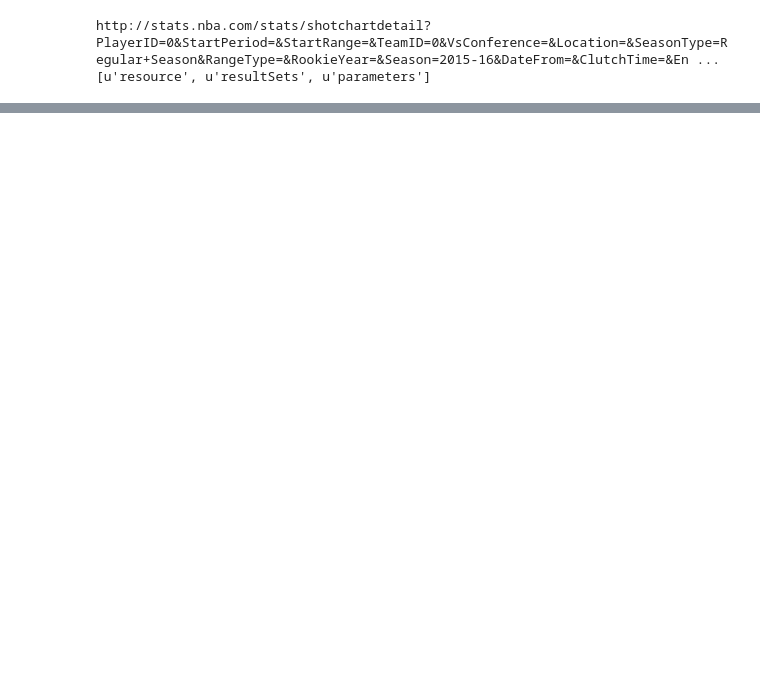
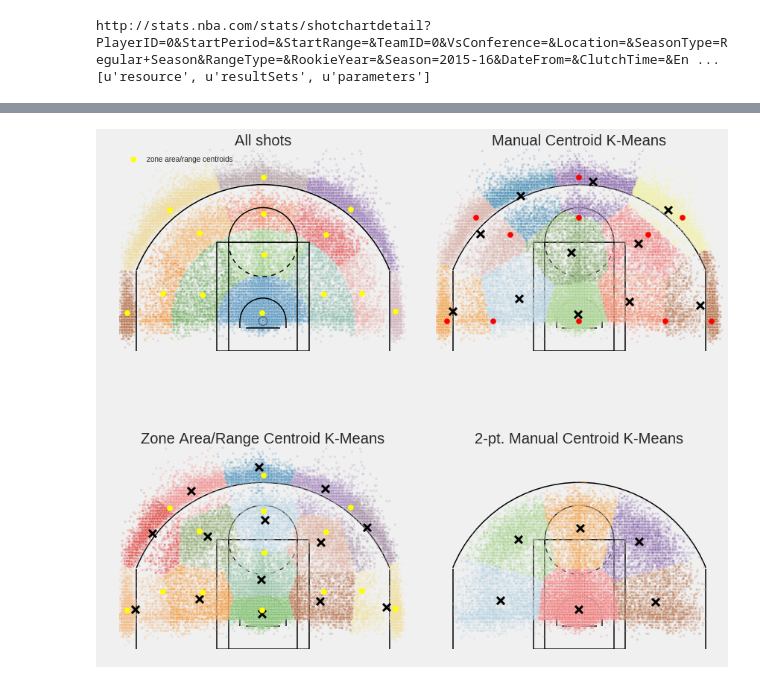
Before and after one commit to btq/nba_stats, a Jupyter notebook: NBA Shot Zones.ipynb, the cells around one changed output, grey strips where cells are left out. Cells and saved outputs as stored; diff of their text form; code cells hidden in the pictures; blank space fills up the shorter version.

```diff
--- a/NBA Shot Zones.ipynb
+++ b/NBA Shot Zones.ipynb
@@ -76,3 +148,92 @@ plt.show()
+# %%
+plt.style.use('fivethirtyeight')
+fig,((ax1,ax2),(ax3,ax4)) = plt.subplots(2,2,figsize=(12,12))
+
+#Plot all shots
+draw_half_court(clr='k',ax=ax1)
+ax1.scatter(x=player_shot_df.LOC_X,y=player_shot_df.LOC_Y,s=10,
+            c=player_shot_df.SHOT_ZA_ZR_num.astype(np.float),cmap=plt.cm.Paired,
+            alpha=.2,zorder=0,label=None)
+#Set custom cluster centroids (or zone centroids) and plot
+#clust_cent = np.array([[-230,0],[-150,0],[-120,150],[0,0],[-180,180],[0,180],[0,250],[120,150],[180,180],[150,0],[230,0]])
+#ax1.scatter(clust_cent[:,0],clust_cent[:,1],s=50,color='r',label='manual centroids')
+#Plot zone area, zone range centroids in yellow
+ax1.scatter(shot_za_zr_centroids.as_matrix()[1:,0],shot_za_zr_centroids.as_matrix()[1:,1],
+            s=50,color='yellow',label='zone area/range centroids')
+ax1.set_xlim(-250,250)
+ax1.set_ylim(-52.5,300)
+ax1.grid('off')
+ax1.set_aspect('equal')
+ax1.set_axis_off()
+ax1.set_title('All shots')
+ax1.legend(loc=2)
+
+
+xyfields = ['LOC_X','LOC_Y']
+all_shot_df = player_shot_df[xyfields]
+
+clust_cent = np.array([[-150,0],[-120,150],[0,0],[0,180],[120,150],[150,0],[-230,0],[-180,180],[0,250],[180,180],[230,0]])
+#clust_cent = shot_za_zr_centroids.as_matrix()[1:,:]
+
+kmeansall = KMeans(init=clust_cent,n_clusters=len(clust_cent),n_init=1)
+kmeansall.fit(all_shot_df)
+#print kmeansall.cluster_centers_
+
+draw_half_court(clr='k',ax=ax2)
+ax2.scatter(all_shot_df['LOC_X'],all_shot_df['LOC_Y'],alpha=.2,s=10,
+            c=kmeansall.labels_.astype(np.float),cmap=plt.cm.Paired)
+ax2.scatter(kmeansall.cluster_centers_[:,0],kmeansall.cluster_centers_[:,1],s=100,linewidths=3,color='k',marker='x')
+clust_cent = np.array([[-230,0],[-150,0],[-120,150],[0,0],[-180,180],[0,180],[0,250],[120,150],[180,180],[150,0],[230,0]])
+ax2.scatter(clust_cent[:,0],clust_cent[:,1],s=50,color='r')
+ax2.set_xlim(-250,250)
+ax2.set_ylim(-52.5,300)
+ax2.grid('off')
+ax2.set_aspect('equal')
+ax2.set_axis_off()
+ax2.set_title('Manual Centroid K-Means')
+
+#Use centroids of zone area/range labels for kmeans
+clust_cent = shot_za_zr_centroids.as_matrix()[1:,:]
+kmeansall = KMeans(init=clust_cent,n_clusters=len(clust_cent),n_init=1)
+kmeansall.fit(all_shot_df)
+#print kmeansall.cluster_centers_
+#Plot results
+draw_half_court(clr='k',ax=ax3)
+ax3.scatter(all_shot_df['LOC_X'],all_shot_df['LOC_Y'],alpha=.2,s=10,c=kmeansall.labels_.astype(np.float),cmap=plt.cm.Paired)
+ax3.scatter(kmeansall.cluster_centers_[:,0],kmeansall.cluster_centers_[:,1],s=100,linewidths=3,color='k',marker='x')
+ax3.scatter(shot_za_zr_centroids.as_matrix()[1:,0],shot_za_zr_centroids.as_matrix()[1:,1],
+            s=50,color='yellow')
+ax3.set_xlim(-250,250)
+ax3.set_ylim(-52.5,300)
+ax3.grid('off')
+ax3.set_aspect('equal')
+ax3.set_axis_off()
+ax3.set_title('Zone Area/Range Centroid K-Means')
+
+
+twoPT_shot_df = player_shot_df.loc[player_shot_df['SHOT_TYPE']=='2PT Field Goal',xyfields]
+clust_cent = np.array([[-150,0],[-120,150],[0,0],[0,180],[120,150],[150,0]])
+#clust_cent = shot_za_zr_centroids.as_matrix()[[1,3,4,5,7,8,10,12,14],:]
+
+kmeans = KMeans(init=clust_cent,n_clusters=len(clust_cent),n_init=1)
+kmeans.fit(twoPT_shot_df)
+#print kmeans.cluster_centers_
+
+draw_half_court(clr='k',ax=ax4)
+ax4.scatter(twoPT_shot_df['LOC_X'],twoPT_shot_df['LOC_Y'],alpha=.2,s=10,c=kmeans.labels_.astype(np.float),cmap=plt.cm.Paired)
+ax4.scatter(kmeans.cluster_centers_[:,0],kmeans.cluster_centers_[:,1],s=100,linewidths=3,color='k',marker='x')
+ax4.set_xlim(-250,250)
+ax4.set_ylim(-52.5,300)
+ax4.grid('off')
+ax4.set_aspect('equal')
+ax4.set_axis_off()
+ax4.set_title('2-pt. Manual Centroid K-Means')
+
+
+plt.tight_layout()
+plt.show()
+# %% [output]
+[figure, added]
 # %%
 from sklearn import metrics
 from sklearn.cluster import KMeans
```
Also changed, not shown: parts of 13 cells of this notebook, 1 other file.
